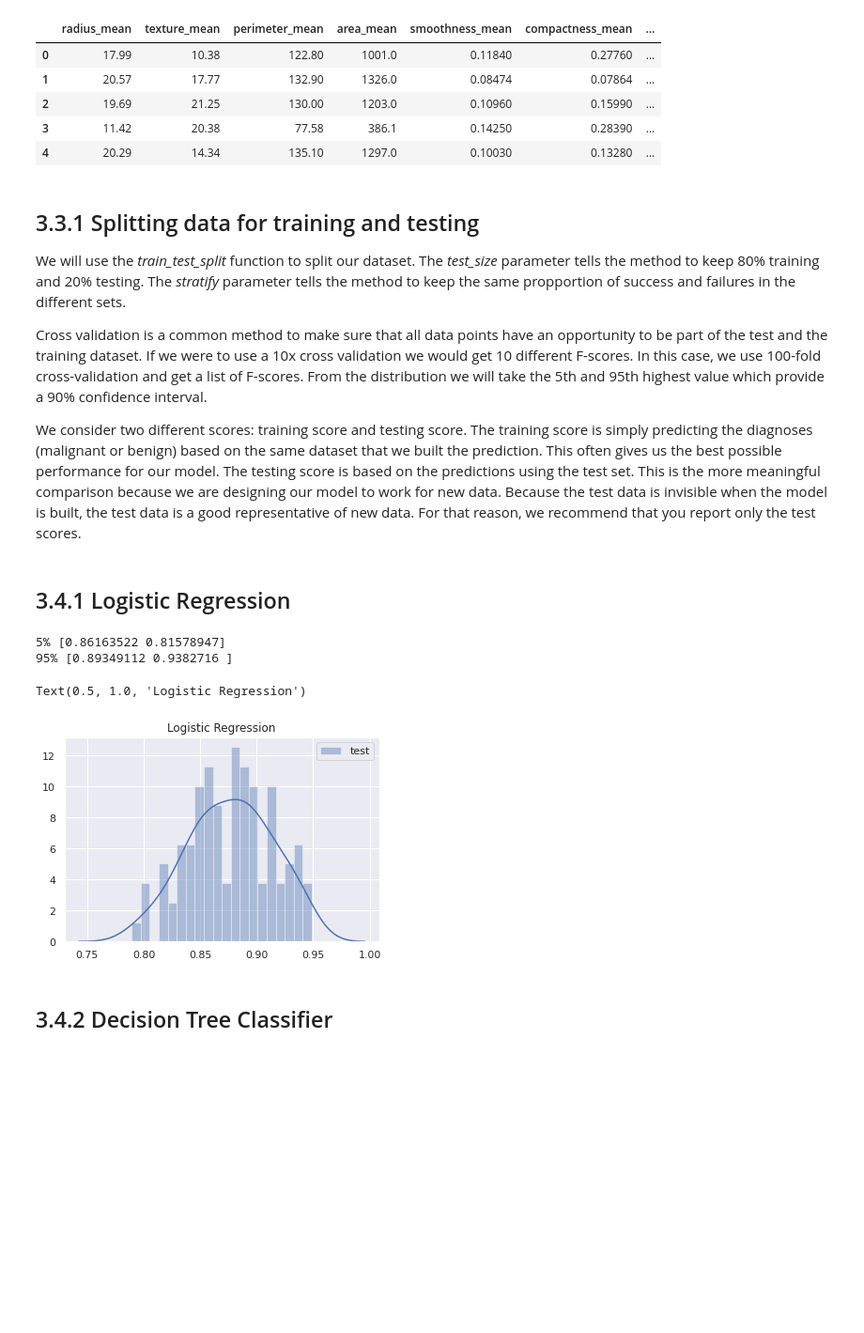
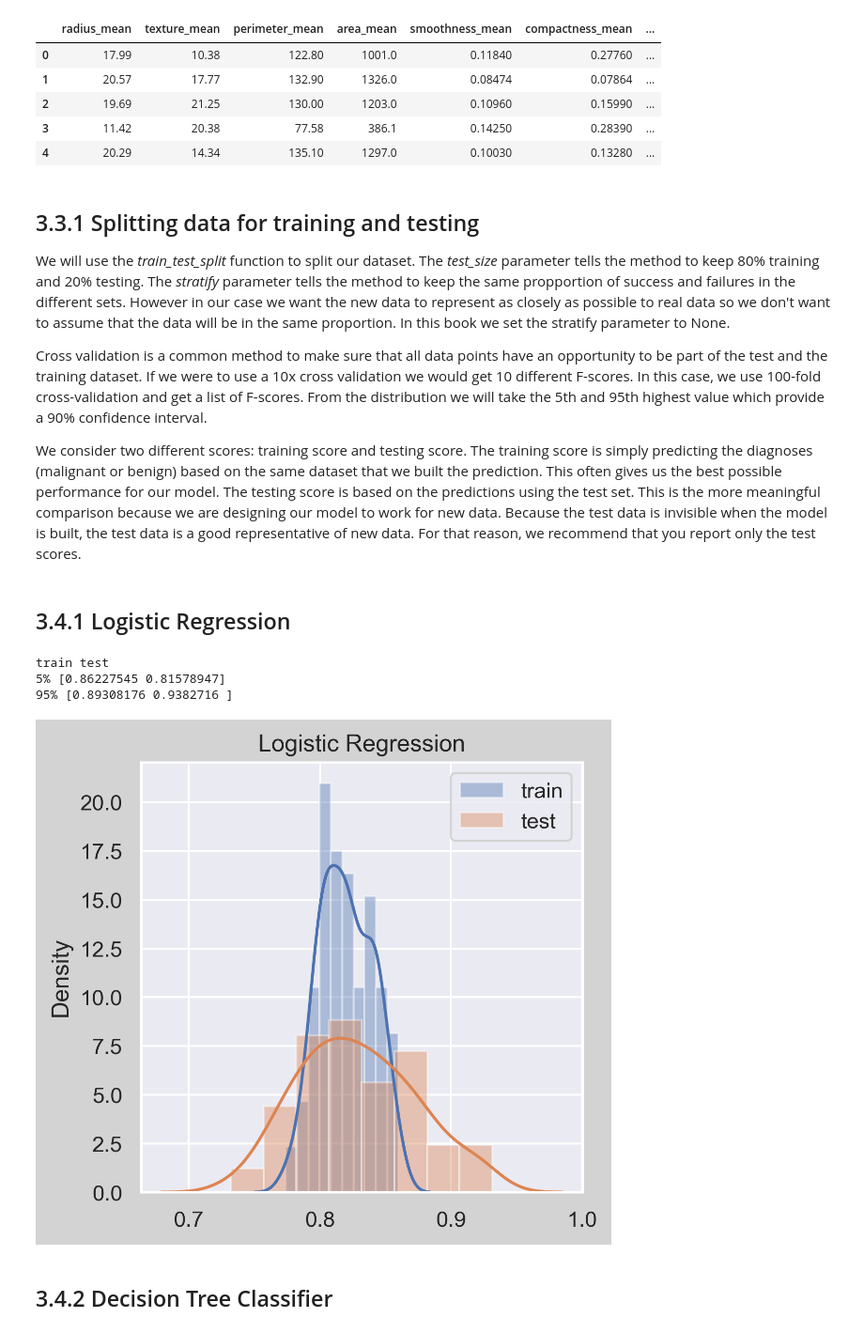
Before and after one commit to StatisticsIsEasy/CaseStudies, a Jupyter notebook: Breast_cancer_dataset/Breast_cancer.ipynb, the cells around one changed output. Shown at 94% size. Saved outputs shown, nothing was run; the diff lists cells and outputs as text; code cells hidden in the pictures; blank space fills up the shorter version.

```diff
--- a/Breast_cancer_dataset/Breast_cancer.ipynb
+++ b/Breast_cancer_dataset/Breast_cancer.ipynb
@@ -64,7 +67,7 @@ X.head()
 
 We will use the *train_test_split* function to split our dataset.
 The *test_size* parameter tells the method to keep 80% training and 20% testing.
-The *stratify* parameter tells the method to keep the same propportion of success and failures in the different sets.
+The *stratify* parameter tells the method to keep the same propportion of success and failures in the different sets. However in our case we want the new data to represent as closely as possible to real data so we don't want to assume that the data will be in the same proportion. In this book we set the stratify parameter to None.
 
 Cross validation is a common method to make sure that all data points have an opportunity to be part of the test and the training dataset. If we were to use a 10x cross validation we would get 10 different F-scores. In this case, we use 100-fold cross-validation and get a list of F-scores. From the distribution we will take the 5th and 95th highest value which provide a 90% confidence interval.
 
@@ -98,25 +101,31 @@ for i in range(100):
 
 score_sorted = np.sort(score, axis=0)
 
+print("train test")
 print("5%", score_sorted[5])
 print("95%", score_sorted[95])
-#5% [0.86163522 0.81578947]
-#95% [0.89349112 0.9382716 ]
+#5% [0.86227545 0.81578947]
+#95% [0.89308176 0.9382716 ]
 # %% [output]
-5% [0.86163522 0.81578947]
-95% [0.89349112 0.9382716 ]
+train test
+5% [0.86227545 0.81578947]
+95% [0.89308176 0.9382716 ]
 # %%
 import seaborn as sns
 import matplotlib.pyplot as plt
 
+histfig, axes = plt.subplots(nrows = 1,ncols = 1,
+                         figsize = (4,4), dpi=300,
+                         facecolor="lightgrey"
+                        )
 sns.set(font_scale=1)
-#sns.distplot(score[:,0], label="train")
-sns.distplot(score[:,1], label="test", bins=20)
+sns.distplot(score[:,0], label="train", bins=10)
+sns.distplot(score[:,1], label="test")
 plt.legend()
 plt.title("Logistic Regression")
+histfig.savefig('trainingtestingdist.png')
 # %% [output]
-Text(0.5, 1.0, 'Logistic Regression')
-[figure, old version]
+[figure, new version]
 # %% [markdown]
 ## 3.4.2 Decision Tree Classifier
 # %%
```
Also changed, not shown: parts of 30 cells of this notebook.
